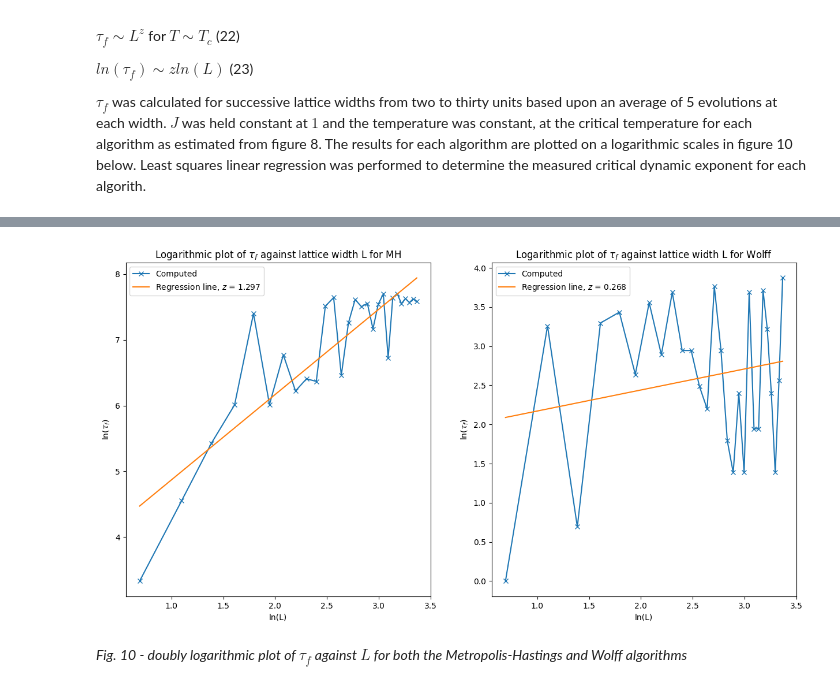
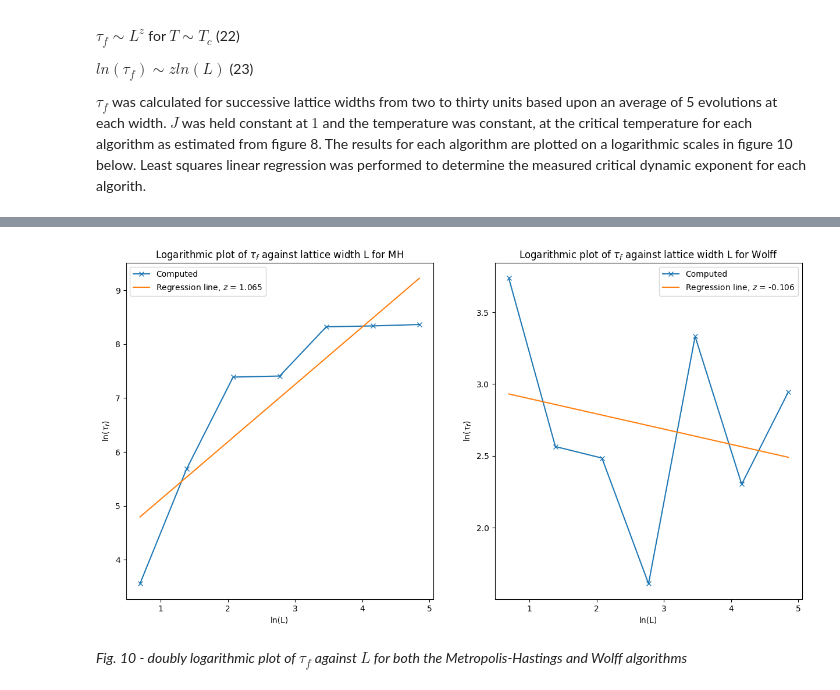
Before and after one commit to Part-II-Computational-Physics/cluster-algorithms-for-monte-carlo-jbd29, a Jupyter notebook: Report copy.ipynb, the cells around one changed output, grey strips where cells are left out. Drawn from its saved outputs; the diff is of its cells as text; code cells hidden in the pictures.

```diff
--- a/Report copy.ipynb
+++ b/Report copy.ipynb
@@ -705,31 +701,31 @@ $\tau_f$ was calculated for successive lattice widths from two to thirty units b
 # %%
 #####SLOW#####
 
-lattice_widths = np.arange(2,30,1)
+lattice_widths = [2,4,8,16,32,64,218]
 MH_autocorr_time_against_width = []
 
 for width in lattice_widths:
-    for i in range(5):
+    for i in range(10):
         MH_temp = []
         lattice = make_lattice(width,1)
-        Ms, sweeps = evolve_and_compute_M(lattice,T_c_MH**-1,1,0,10000)
-        MH_autocov = compute_autocovariance(Ms,10000)
+        Ms, sweeps = evolve_and_compute_M(lattice,T_c_MH**-1,1,0,20000)
+        MH_autocov = compute_autocovariance(Ms,20000)
         MH_temp.append(estimate_correlation_time(MH_autocov))
     MH_autocorr_time_against_width.append(np.mean(MH_temp))
     print(MH_autocorr_time_against_width)
 
 Wolff_autocorr_time_against_width = []
-lattice_widths = np.arange(2,30,1)
+lattice_widths = [2,4,8,16,32,64,128]
 for width in lattice_widths:
-    for i in range(5):
+    for i in range(10):
         Wolff_temp = []
         lattice = make_lattice(width,1)
-        Ms, sweeps = Wolff_evolve_and_compute_M(lattice,T_c_Wolff**-1,1,1001)
-        Wolff_autocov = compute_autocovariance(Ms,100)
+        Ms, sweeps = Wolff_evolve_and_compute_M(lattice,T_c_Wolff**-1,1,500)
+        Wolff_autocov = compute_autocovariance(Ms,500)
         Wolff_temp.append(estimate_correlation_time(Ms))
     Wolff_autocorr_time_against_width.append(np.mean(Wolff_temp))
     print(Wolff_autocorr_time_against_width)
 
 
-np.save('MH_autocorr_time_against_width.npy', MH_autocorr_time_against_width)
-np.save('Wolff_autocorr_time_against_width.npy', Wolff_autocorr_time_against_width)
+#np.save('MH_autocorr_time_against_width.npy', MH_autocorr_time_against_width)
+#np.save('Wolff_autocorr_time_against_width.npy', Wolff_autocorr_time_against_width)
@@ -736,37 +747,39 @@ np.save('Wolff_autocorr_time_against_width.npy', Wolff_autocorr_time_against_wid
 # %%
 # data loading and initialisation:
-lattice_widths = np.arange(2,30,1)
-MH_autocorr_time_against_width = np.load('MH_autocorr_time_against_width.npy')
-Wolff_autocorr_time_against_width = np.load('Wolff_autocorr_time_against_width.npy')
-lnL = np.log(lattice_widths)
+lattice_widths_Wolff = [2,4,8,16,32,64,128]
+lattice_widths_MH = [2,4,8,16,32,64,128]
+#MH_autocorr_time_against_width = np.load('MH_autocorr_time_against_width.npy')
+#Wolff_autocorr_time_against_width = np.load('Wolff_autocorr_time_against_width.npy')
+lnL_Wolff = np.log(lattice_widths_Wolff)
+lnL_MH = np.log(lattice_widths_MH)
 lnMH_autocorr_time_against_width = np.log(MH_autocorr_time_against_width)
 lnWolff_autocorr_time_against_width = np.log(Wolff_autocorr_time_against_width)
 fig, ax = plt.subplots(1,2, figsize = (15,7.5))
 
 # Linear regression for MH
-A = np.vstack([lnL, np.ones(len(lnMH_autocorr_time_against_width))]).T
+A = np.vstack([lnL_MH, np.ones(len(lnMH_autocorr_time_against_width))]).T
 m, c = np.linalg.lstsq(A,lnMH_autocorr_time_against_width, rcond = None)[0]
 # Plot
-ax[0].plot(lnL, lnMH_autocorr_time_against_width, marker = 'x', label = 'Computed')
-ax[0].plot(lnL, m*lnL+c,  label = r'Regression line, $z$ = ' + str(np.round(m, 3)))
+ax[0].plot(lnL_MH, lnMH_autocorr_time_against_width, marker = 'x', label = 'Computed')
+ax[0].plot(lnL_MH, m*lnL_MH+c,  label = r'Regression line, $z$ = ' + str(np.round(m, 3)))
 ax[0].set_xlabel('ln(L)')
 ax[0].set_ylabel(r'ln($\tau_f$)')
 ax[0].set_title(r'Logarithmic plot of $\tau_f$ against lattice width L for MH')
 ax[0].legend()
 
 # Linear regression for wolff
-A = np.vstack([lnL, np.ones(len(lnWolff_autocorr_time_against_width))]).T
+A = np.vstack([lnL_Wolff, np.ones(len(lnWolff_autocorr_time_against_width))]).T
 m, c = np.linalg.lstsq(A,lnWolff_autocorr_time_against_width, rcond = None)[0]
 # Plot:
-ax[1].plot(lnL, lnWolff_autocorr_time_against_width, marker = 'x', label = 'Computed')
-ax[1].plot(lnL, m*lnL+c,  label = r'Regression line, $z$ = ' + str(np.round(m, 3)))
+ax[1].plot(lnL_Wolff, lnWolff_autocorr_time_against_width, marker = 'x', label = 'Computed')
+ax[1].plot(lnL_Wolff, m*lnL_Wolff+c,  label = r'Regression line, $z$ = ' + str(np.round(m, 3)))
 ax[1].set_xlabel('ln(L)')
 ax[1].set_ylabel(r'ln($\tau_f$)')
 ax[1].set_title(r'Logarithmic plot of $\tau_f$ against lattice width L for Wolff')
 ax[1].legend()
 plt.show()
 # %% [output]
-[figure, old version]
+[figure, new version]
 # %% [markdown]
 *Fig. 10 - doubly logarithmic plot of $\tau_f$ against $L$ for both the Metropolis-Hastings and Wolff algorithms*
 # %% [markdown]
```
Also changed, not shown: parts of 7 cells of this notebook, 4 other files.
